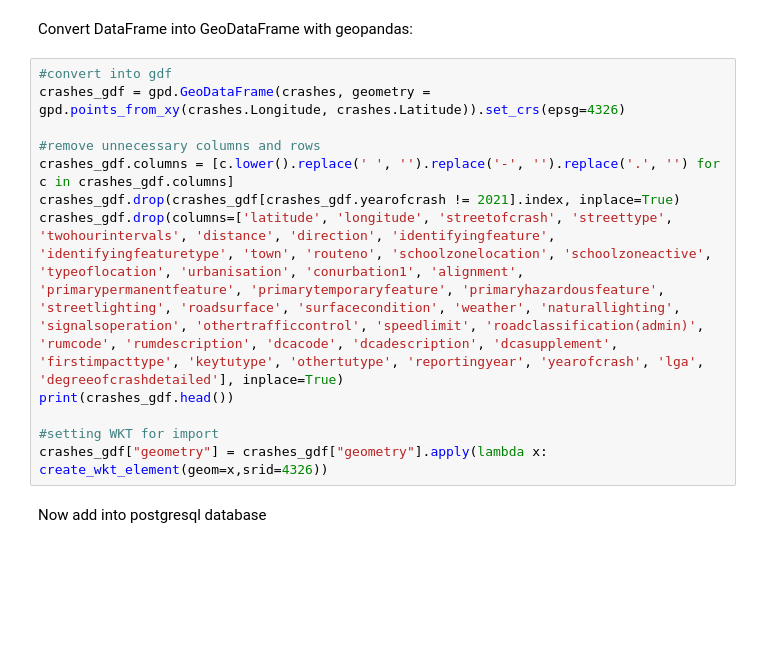
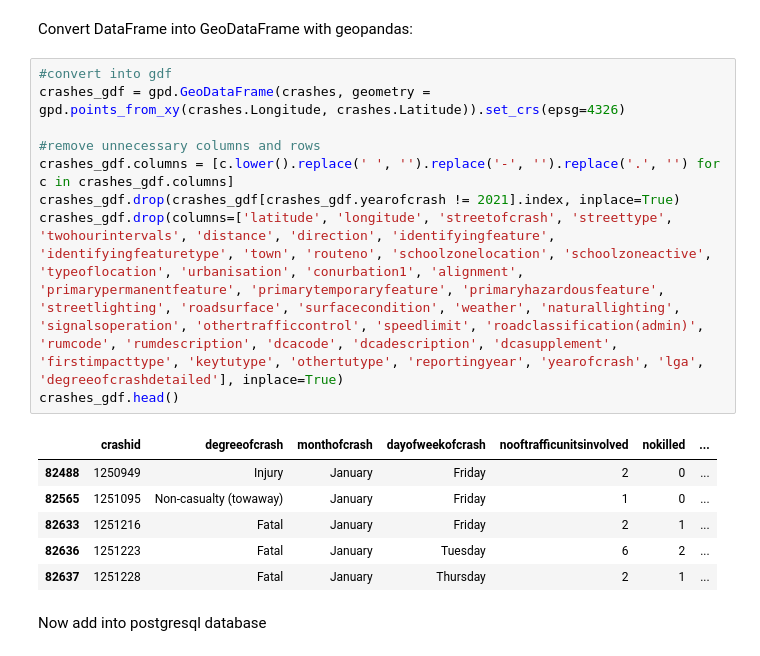
Before and after one commit to FixItChris/DATA2901, a Jupyter notebook: Report.ipynb, the cells around one changed output. Saved outputs shown, nothing was run; the diff lists cells and outputs as text; blank space fills up the shorter version.

```diff
--- a/Report.ipynb
+++ b/Report.ipynb
@@ -1265,15 +1331,19 @@ Convert DataFrame into GeoDataFrame with geopandas:
 # %%
 #convert into gdf
 crashes_gdf = gpd.GeoDataFrame(crashes, geometry = gpd.points_from_xy(crashes.Longitude, crashes.Latitude)).set_crs(epsg=4326)
 
 #remove unnecessary columns and rows
 crashes_gdf.columns = [c.lower().replace(' ', '').replace('-', '').replace('.', '') for c in crashes_gdf.columns]
 crashes_gdf.drop(crashes_gdf[crashes_gdf.yearofcrash != 2021].index, inplace=True)
 crashes_gdf.drop(columns=['latitude', 'longitude', 'streetofcrash', 'streettype', 'twohourintervals', 'distance', 'direction', 'identifyingfeature', 'identifyingfeaturetype', 'town', 'routeno', 'schoolzonelocation', 'schoolzoneactive', 'typeoflocation', 'urbanisation', 'conurbation1', 'alignment', 'primarypermanentfeature', 'primarytemporaryfeature', 'primaryhazardousfeature', 'streetlighting', 'roadsurface', 'surfacecondition', 'weather', 'naturallighting', 'signalsoperation', 'othertrafficcontrol', 'speedlimit', 'roadclassification(admin)', 'rumcode', 'rumdescription', 'dcacode', 'dcadescription', 'dcasupplement', 'firstimpacttype', 'keytutype', 'othertutype', 'reportingyear', 'yearofcrash', 'lga', 'degreeofcrashdetailed'], inplace=True)
-print(crashes_gdf.head())
-
-#setting WKT for import
-crashes_gdf["geometry"] = crashes_gdf["geometry"].apply(lambda x: create_wkt_element(geom=x,srid=4326))
+crashes_gdf.head()
+# %% [output]
+|  | crashid | degreeofcrash | monthofcrash | dayofweekofcrash | nooftrafficunitsinvolved | nokilled | ... |
+| 82488 | 1250949 | Injury | January | Friday | 2 | 0 | ... |
+| 82565 | 1251095 | Non-casualty (towaway) | January | Friday | 1 | 0 | ... |
+| 82633 | 1251216 | Fatal | January | Friday | 2 | 1 | ... |
+| 82636 | 1251223 | Fatal | January | Tuesday | 6 | 2 | ... |
+| 82637 | 1251228 | Fatal | January | Thursday | 2 | 1 | ... |
 # %% [markdown]
 Now add into postgresql database
 # %%
```
Also changed, not shown: parts of 62 cells of this notebook.
